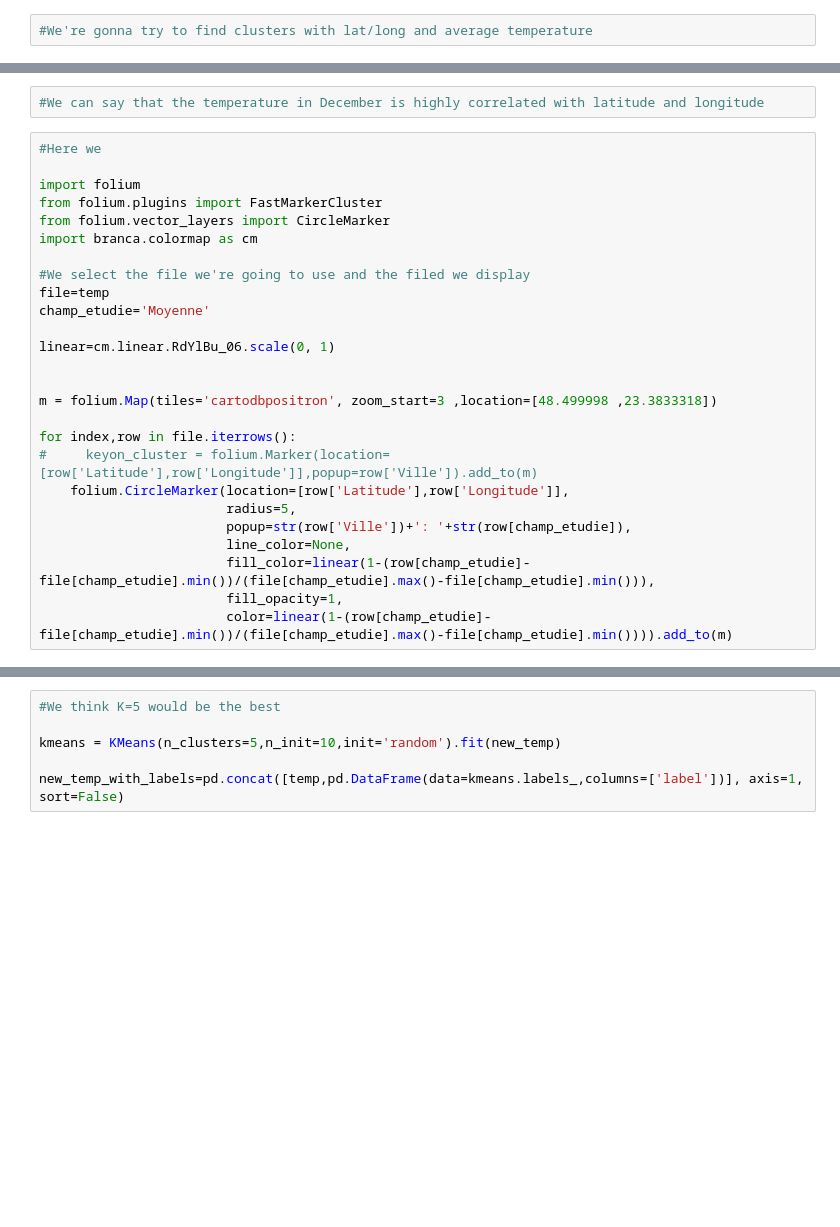
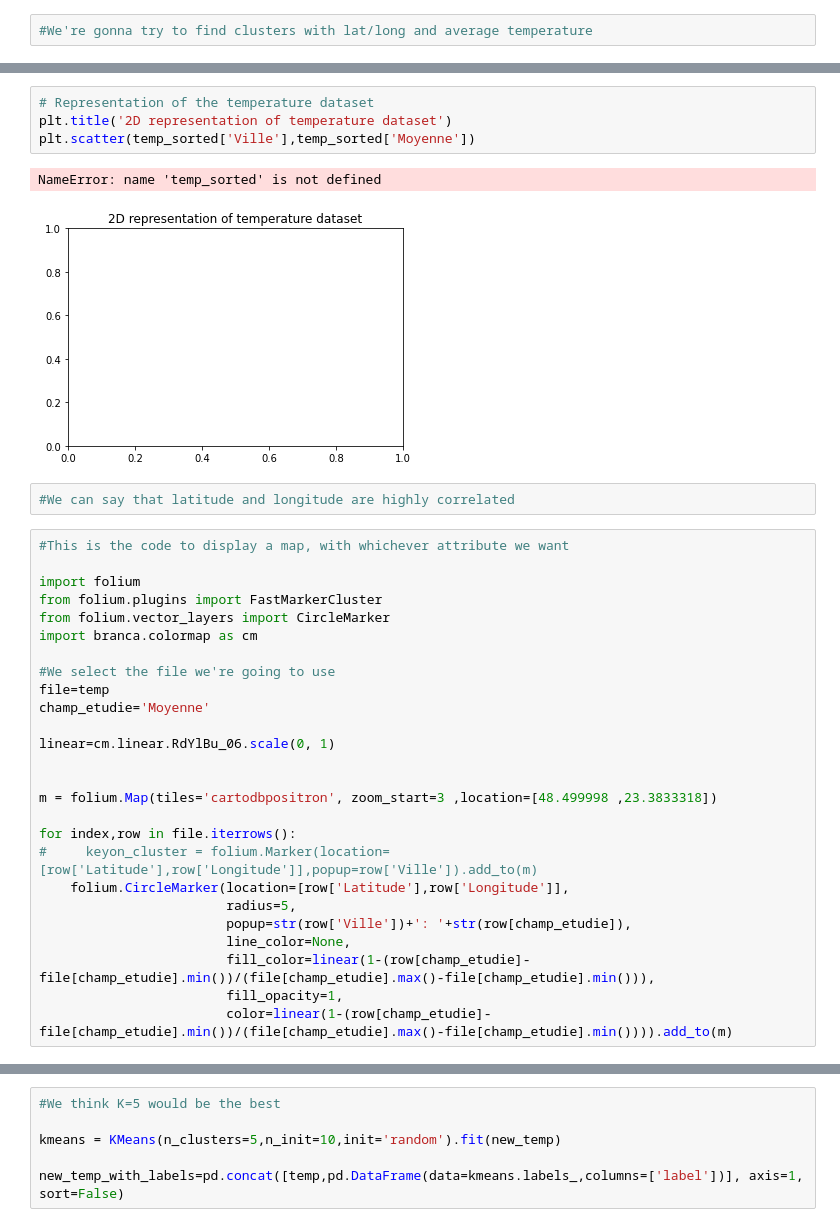
Before and after one commit to Esbrouffes/MLChall1, a Jupyter notebook: Challenge_max.ipynb, the cells around one changed output, grey strips where cells are left out. Cells and saved outputs as stored; diff of their text form; blank space fills up the shorter version.

```diff
--- a/Challenge_max.ipynb
+++ b/Challenge_max.ipynb
@@ -60,14 +79,21 @@ plt.scatter(temp['Longitude'],temp['Latitude'], c=temp['Decembre'])
+# %%
+# Representation of the temperature dataset
+plt.title('2D representation of temperature dataset')
+plt.scatter(temp_sorted['Ville'],temp_sorted['Moyenne'])
+# %% [output]
+NameError: name 'temp_sorted' is not defined
+[figure, added]
 # %%
-#We can say that the temperature in December is highly correlated with latitude and longitude
+#We can say that latitude and longitude are highly correlated
 # %%
-#Here we
+#This is the code to display a map, with whichever attribute we want
 
 import folium
 from folium.plugins import FastMarkerCluster
 from folium.vector_layers import CircleMarker
 import branca.colormap as cm
 
-#We select the file we're going to use and the filed we display
+#We select the file we're going to use
 file=temp
 champ_etudie='Moyenne'
 
```
Also changed, not shown: parts of 21 cells of this notebook.
